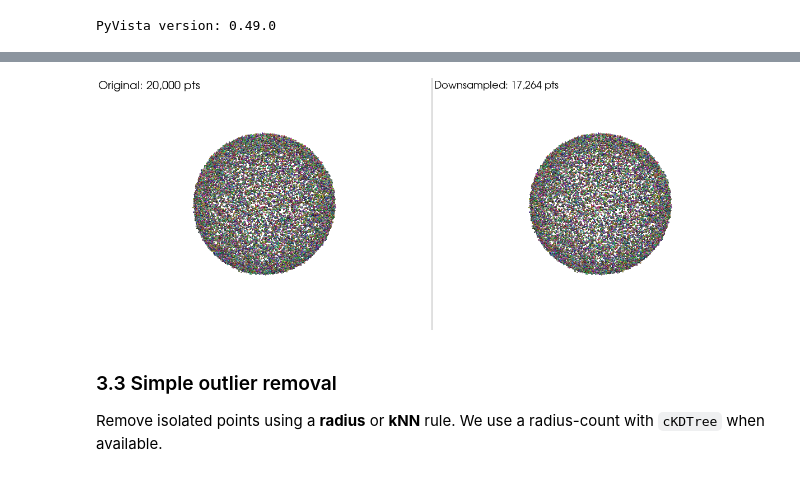
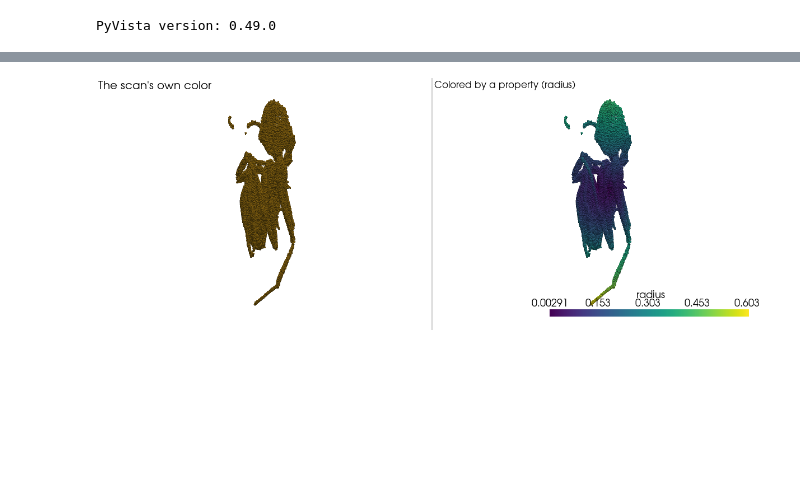
Before and after one commit to ida-mdc/workshop-visualization, a Jupyter notebook: notebooks/point_clouds_tutorial.ipynb, the cells around one changed output, grey strips where cells are left out. Drawn from its saved outputs; the diff is of its cells as text; code cells hidden in the pictures; blank space fills up the shorter version.

```diff
--- a/notebooks/point_clouds_tutorial.ipynb
+++ b/notebooks/point_clouds_tutorial.ipynb
@@ -75,0 +57,17 @@ PolyData (0x7f95709d6b60)
+# %%
+ant_mesh = pv.read(Path('results') / 'voxel_to_mesh' / 'decimated_95.stl')
+pts = ant_mesh.points.astype(np.float64)
+pts -= pts.mean(axis=0)
+pts /= (pts.max(axis=0) - pts.min(axis=0)).max()  # longest side to 1
+
+# The scan's own color - a uniform tint here, since an STL carries none.
+# Swap for whatever your scanner or camera actually recorded per point.
+rgb = np.tile(np.array([139, 105, 20], dtype=np.uint8), (pts.shape[0], 1))
+
+# A stand-in property - distance from the centroid.
+radius = np.linalg.norm(pts, axis=1)
+
+cloud = pv.PolyData(pts)
+cloud['RGB'] = rgb
+cloud['radius'] = radius
+cloud
@@ -116,26 +101,15 @@ def voxel_downsample(points, voxel_size, colors=None):
 # %%
-pts = cloud.points.copy()
-cols = cloud['RGB'].copy()
-pts, cols = drop_nans_dupes(pts, cols)
-pts_ds, cols_ds = voxel_downsample(pts, voxel_size=0.02, colors=cols)
-cloud_ds = pv.PolyData(pts_ds)
-if cols_ds is not None:
-    cloud_ds['RGB'] = cols_ds
-
-plotter = pv.Plotter(shape=(1,2), off_screen=True, window_size=(1200, 450))
-plotter.subplot(0,0)
+plotter = pv.Plotter(shape=(1, 2), off_screen=True, window_size=(1200, 450))
+plotter.subplot(0, 0)
 plotter.set_background('white')
-plotter.add_points(pv.PolyData(pts), scalars=cols, rgb=True, point_size=3.0, render_points_as_spheres=True)
-plotter.add_text(f'Original: {pts.shape[0]:,} pts', font_size=10)
-plotter.subplot(0,1)
+plotter.add_points(cloud, scalars='RGB', rgb=True, point_size=3.0, render_points_as_spheres=True)
+plotter.add_text("The scan's own color", font_size=10)
+plotter.subplot(0, 1)
 plotter.set_background('white')
-plotter.add_points(cloud_ds, scalars='RGB', rgb=True, point_size=3.0, render_points_as_spheres=True)
-plotter.add_text(f'Downsampled: {pts_ds.shape[0]:,} pts', font_size=10)
+plotter.add_points(cloud, scalars='radius', cmap='viridis', point_size=3.0, render_points_as_spheres=True)
+plotter.add_text('Colored by a property (radius)', font_size=10)
 plotter.link_views()
-png = OUT / 'pc_downsample_compare.png'
+png = OUT / 'pc_color_compare.png'
 plotter.show(screenshot=png, jupyter_backend="static")
 # %% [output]
-[figure, old version]
+[figure, new version]
-# %% [markdown]
-### 3.3 Simple outlier removal
-Remove isolated points using a **radius** or **kNN** rule. We use a radius-count with `cKDTree` when available.
```
Also changed, not shown: parts of 29 cells of this notebook, 40 other files.
